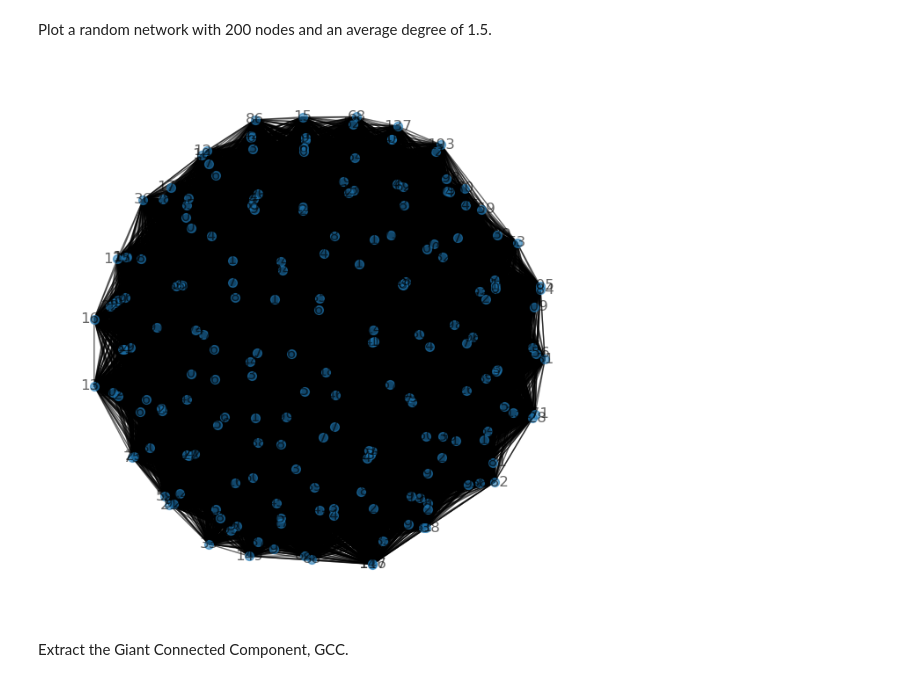
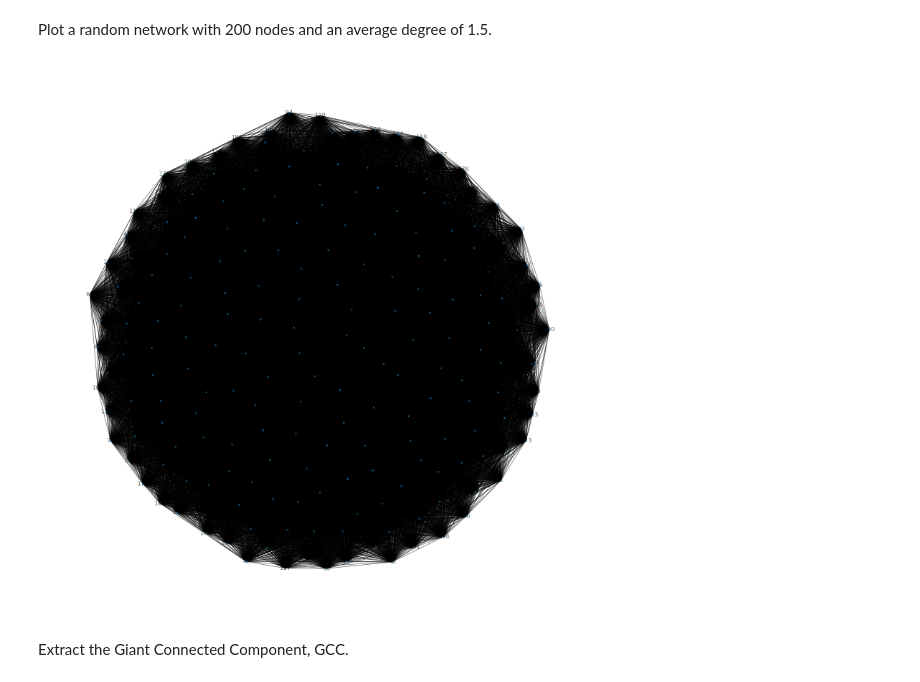
Before and after one commit to jereml99/socialgraphs2023, a Jupyter notebook: lectures/Week2.ipynb, the cells around one changed output. Cells and saved outputs as stored; diff of their text form; code cells hidden in the pictures.

```diff
--- a/lectures/Week2.ipynb
+++ b/lectures/Week2.ipynb
@@ -603,16 +603,16 @@ Plot a random network with 200 nodes and an average degree of 1.5.
 # %%
 import networkx as nx
 import matplotlib.pyplot as plt
 
-G = nx.random_geometric_graph(200, 1.5)
+G = nx.fast_gnp_random_graph(200, 1.5)
 
-plt.figure(figsize=(8, 8))
-pos = nx.spring_layout(G)
-nx.draw_networkx(G, pos, node_size=50, alpha=0.6)
+plt.figure(figsize=(20, 20))
+pos = nx.spring_layout(G, 0.15)
+nx.draw_networkx(G, pos, node_size=10, alpha=0.6)
 plt.axis("off")
 plt.show()
 # %% [output]
-[figure, old version]
+[figure, new version]
 # %% [markdown]
 Extract the Giant Connected Component, GCC.
 # %%
```
